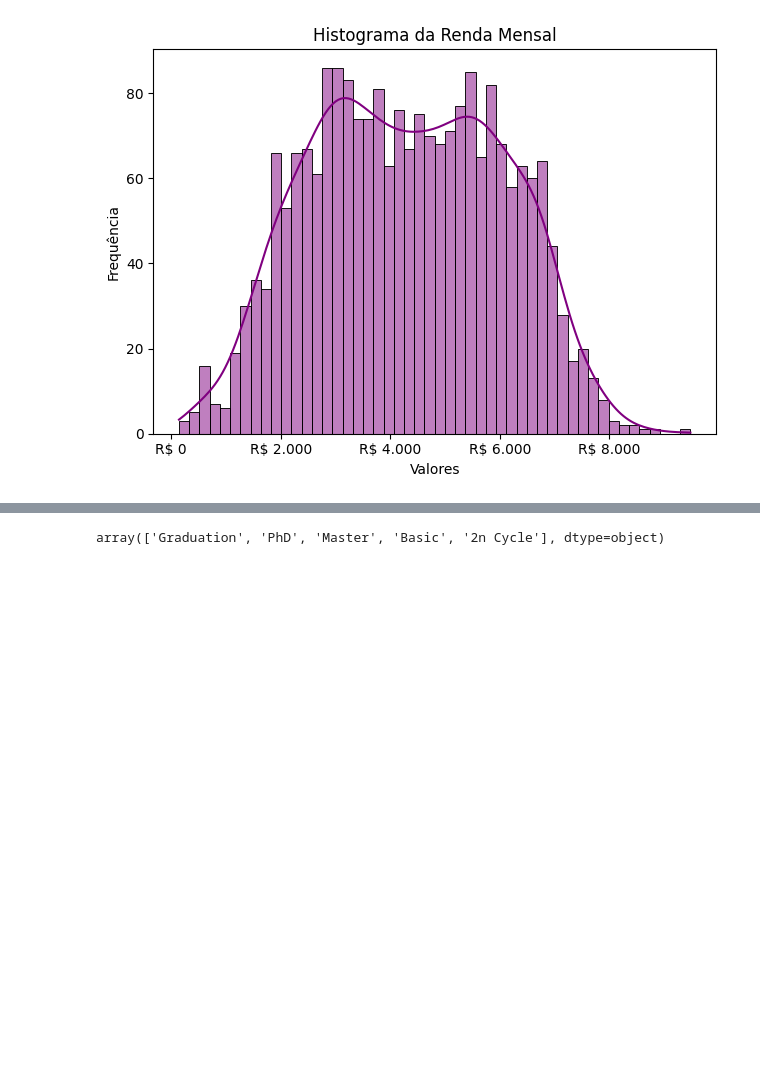
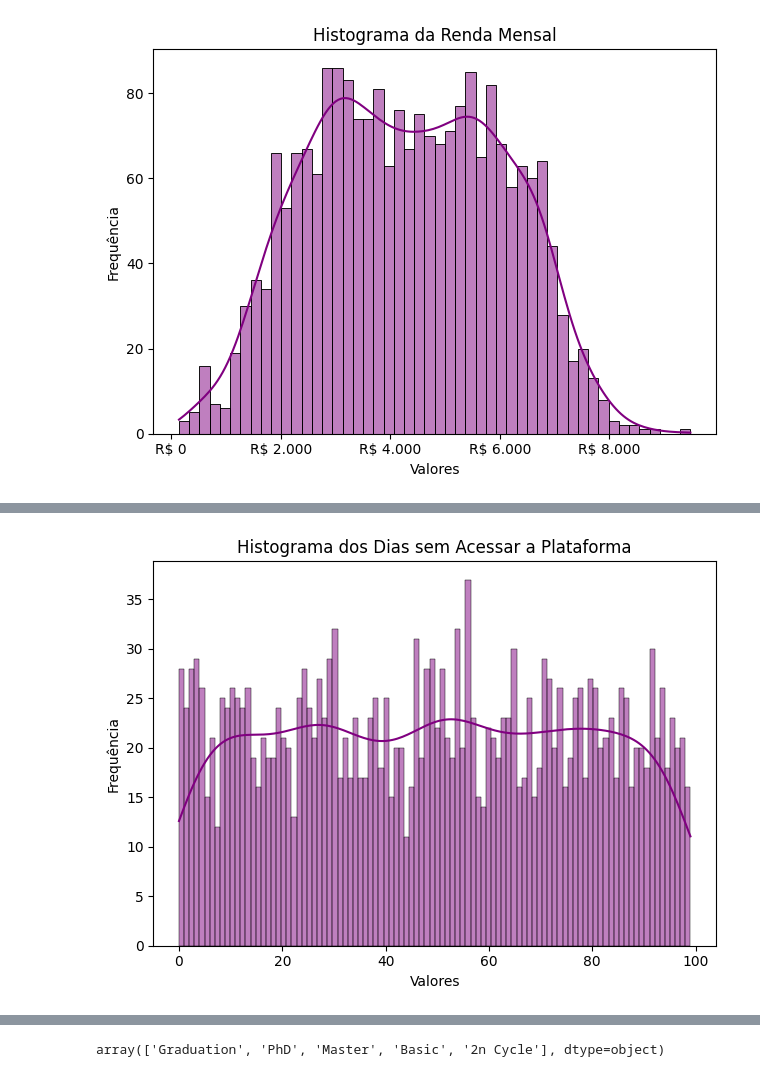
Before and after one commit to thais01fernandes/estat_analises, a Jupyter notebook: descritiva/analise_ifood.ipynb, the cells around one changed output, grey strips where cells are left out. Drawn from its saved outputs; the diff is of its cells as text; code cells hidden in the pictures; blank space fills up the shorter version.

```diff
--- a/descritiva/analise_ifood.ipynb
+++ b/descritiva/analise_ifood.ipynb
@@ -127,0 +178,16 @@ plt.show()
+# %%
+# Qual é a distribuicao dos dias sem acessar a plataforma?
+
+
+# Criando o histograma com Seaborn
+sn.histplot(dados['Recency'], bins = 100, kde='TRUE', color= 'purple')
+
+plt.title('Histograma dos Dias sem Acessar a Plataforma')
+plt.xlabel('Valores')
+plt.ylabel('Frequência')
+
+# Exibindo o gráfico
+plt.tight_layout()
+plt.show()
+# %% [output]
+[figure, added]
```
Also changed, not shown: parts of 23 cells of this notebook, 1 other file.
